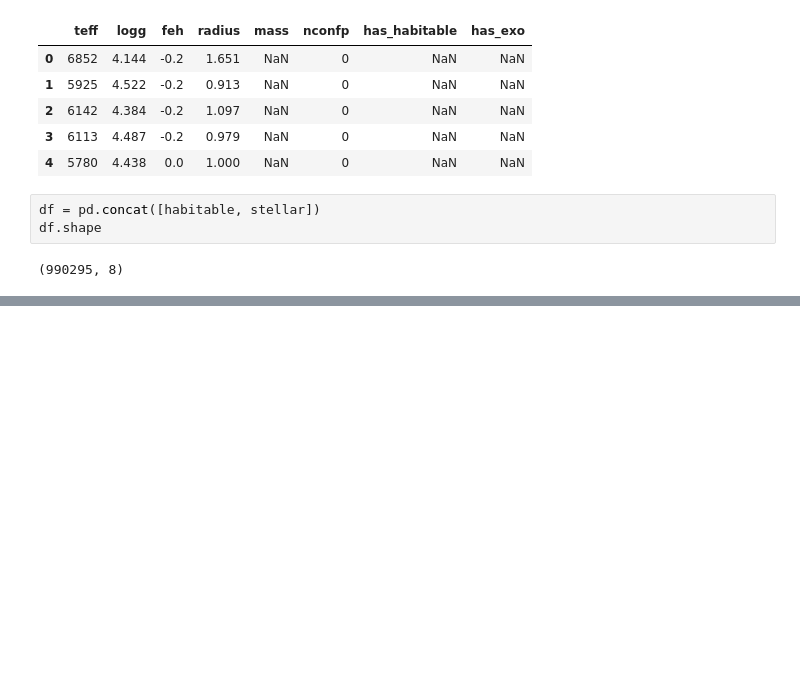
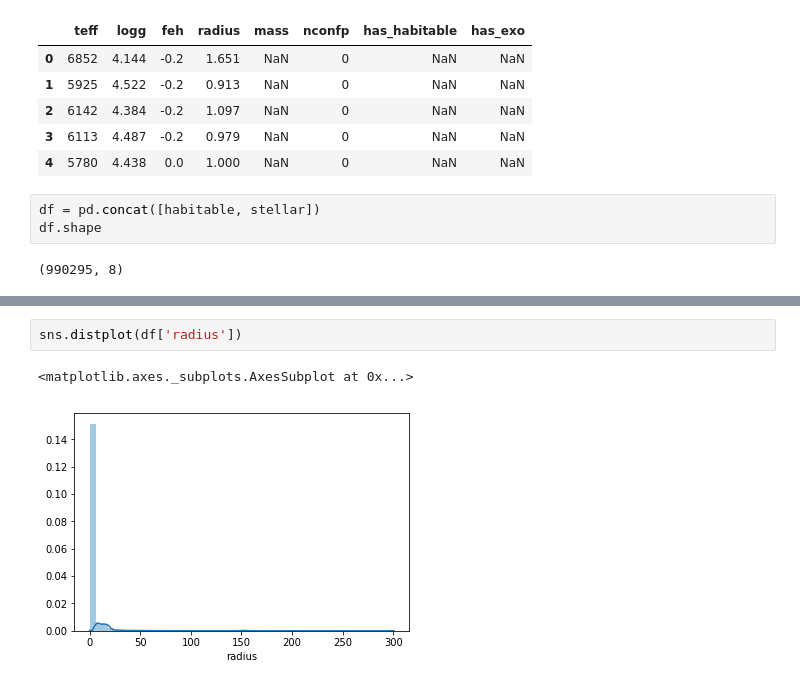
Before and after one commit to stevenbruno/chipy_planet_project, a Jupyter notebook: kepler_stellar.ipynb, the cells around one changed output, grey strips where cells are left out. Cells and saved outputs as stored; diff of their text form; blank space fills up the shorter version.

```diff
--- a/kepler_stellar.ipynb
+++ b/kepler_stellar.ipynb
@@ -256,0 +407,5 @@ df.describe()
+# %%
+sns.distplot(df['radius'])
+# %% [output]
+<matplotlib.axes._subplots.AxesSubplot at 0x...>
+[figure, added]
```
Also changed, not shown: parts of 22 cells of this notebook.
